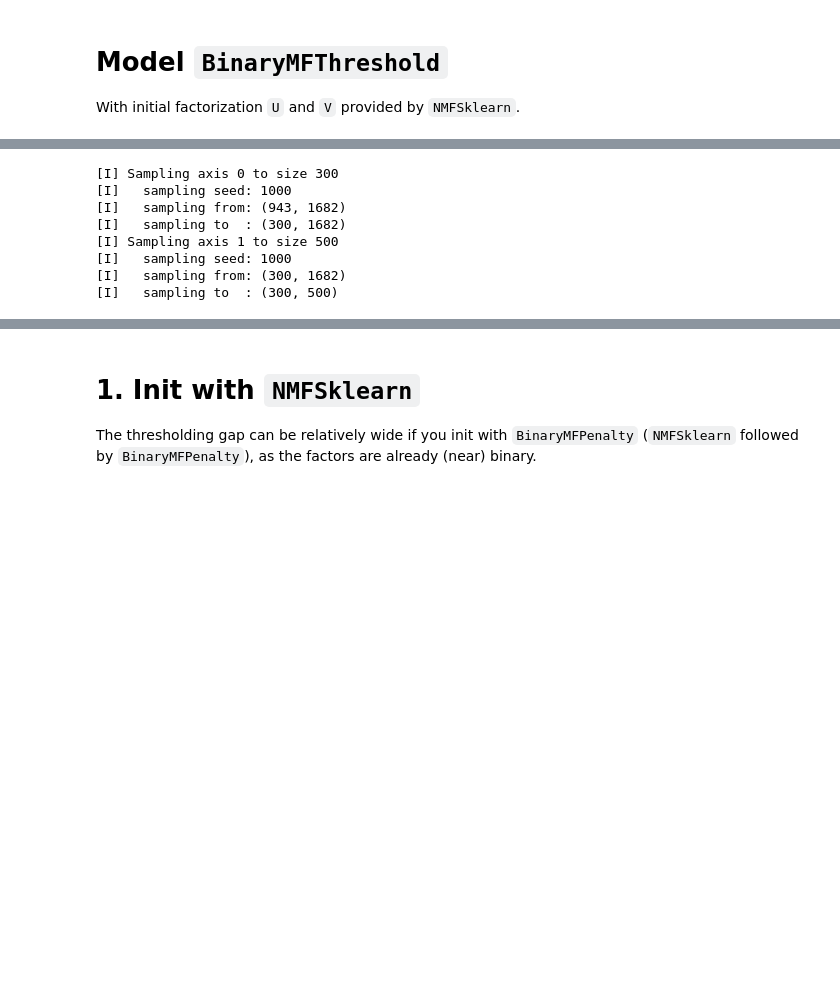
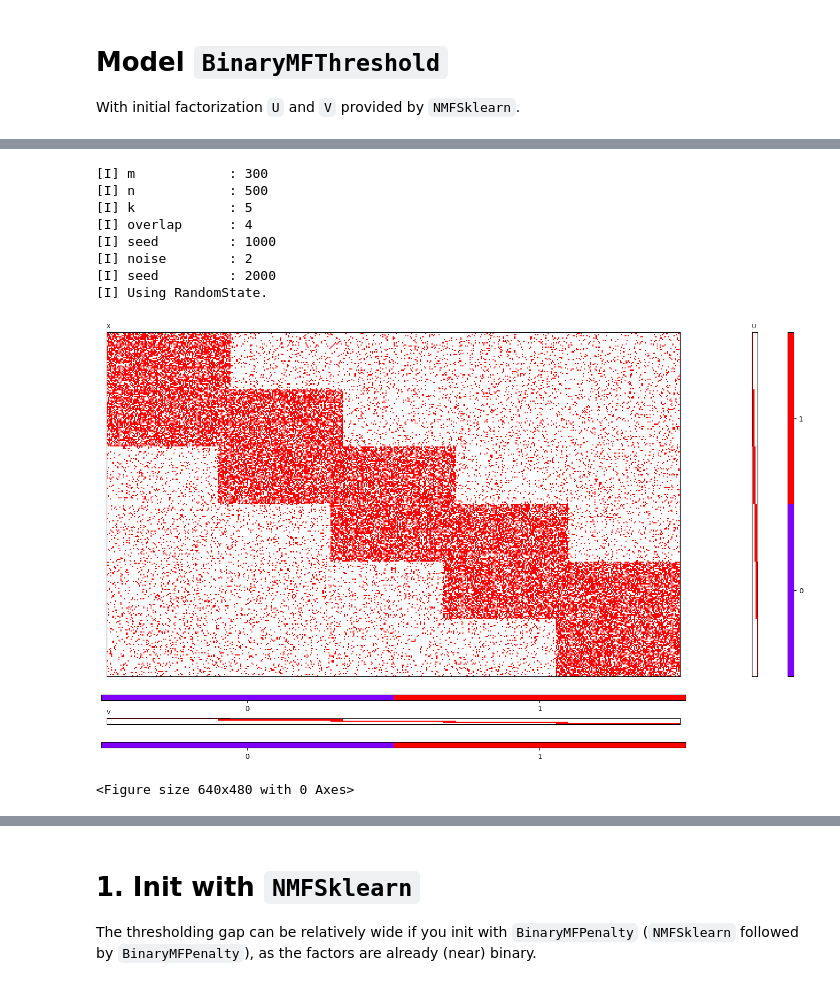
Before and after one commit to PreferredAI/PyBMF, a Jupyter notebook: examples/ex06_1_BinaryMFThreshold.ipynb, the cells around one changed output, grey strips where cells are left out. Saved outputs shown, nothing was run; the diff lists cells and outputs as text; code cells hidden in the pictures; blank space fills up the shorter version.

```diff
--- a/examples/ex06_1_BinaryMFThreshold.ipynb
+++ b/examples/ex06_1_BinaryMFThreshold.ipynb
@@ -28,32 +13,30 @@ ValueError: dF() requires a code object with 0 free vars, not 1
 # %%
-# from generators import BlockDiagonalMatrixGenerator
+from generators import BlockDiagonalMatrixGenerator
 
-# n_row, n_col, k, seed = 300, 500, 5, None
+data = BlockDiagonalMatrixGenerator(m=300, n=500, k=5, overlap=[0.5, 0.1, 0.5, 0.1])
+data.generate(seed=1000)
 
-# data = BlockDiagonalMatrixGenerator(m=n_row, n=n_col, k=k, overlap=[0.2, 0.1, 0.2, 0.1])
-# data.generate(seed=seed) # if no seed assigned, use time instead
-
-# data.show_matrix(title="gen_diag_sorted")
+data.add_noise(noise=[0.4, 0.1], seed=2000)
+data.show_matrix()
+# %% [output]
+[I] m            : 300
+[I] n            : 500
+[I] k            : 5
+[I] overlap      : 4
+[I] seed         : 1000
+[I] noise        : 2
+[I] seed         : 2000
+[I] Using RandomState.
+[figure, added]
+<Figure size 640x480 with 0 Axes>
 # %%
-from datasets import MovieLensData
+# from datasets import MovieLensData
 
-data = MovieLensData(size="100k")
-data.load()
+# data = MovieLensData(size="100k")
+# data.load()
 
-idx = data.sample(factor_id=0, n_samples=300, seed=1000)
-idx = data.sample(factor_id=1, n_samples=500, seed=1000)
-
-# idx = data.sample(factor_id=0, n_samples=300)
-# idx = data.sample(factor_id=1, n_samples=500)
+# idx = data.sample(factor_id=0, n_samples=300, seed=1000)
+# idx = data.sample(factor_id=1, n_samples=500, seed=1000)
-# %% [output]
-[I] Sampling axis 0 to size 300
-[I]   sampling seed: 1000
-[I]   sampling from: (943, 1682)
-[I]   sampling to  : (300, 1682)
-[I] Sampling axis 1 to size 500
-[I]   sampling seed: 1000
-[I]   sampling from: (300, 1682)
-[I]   sampling to  : (300, 500)
 # %%
 from datasets import RatioSplit
 
```
Also changed, not shown: parts of 8 cells of this notebook, 22 other files.
